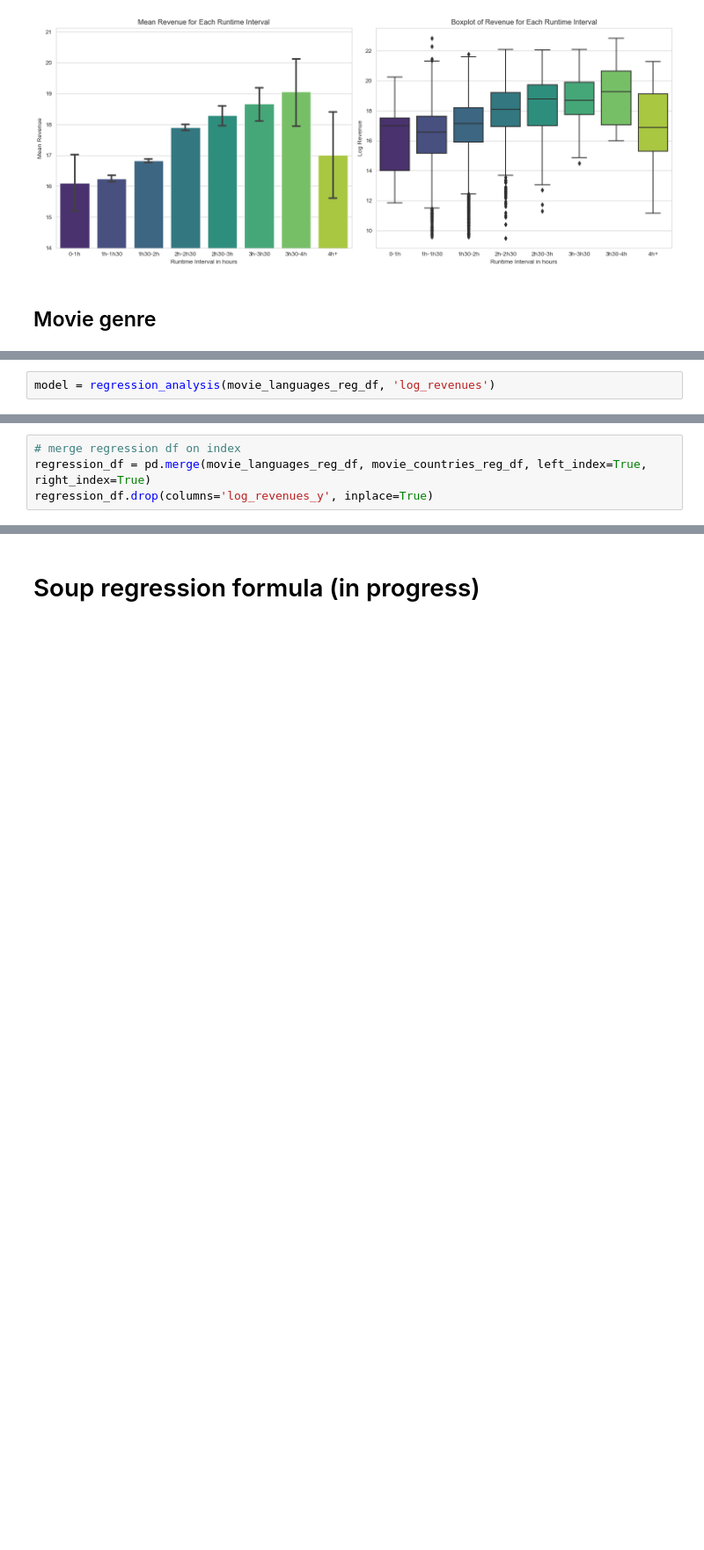
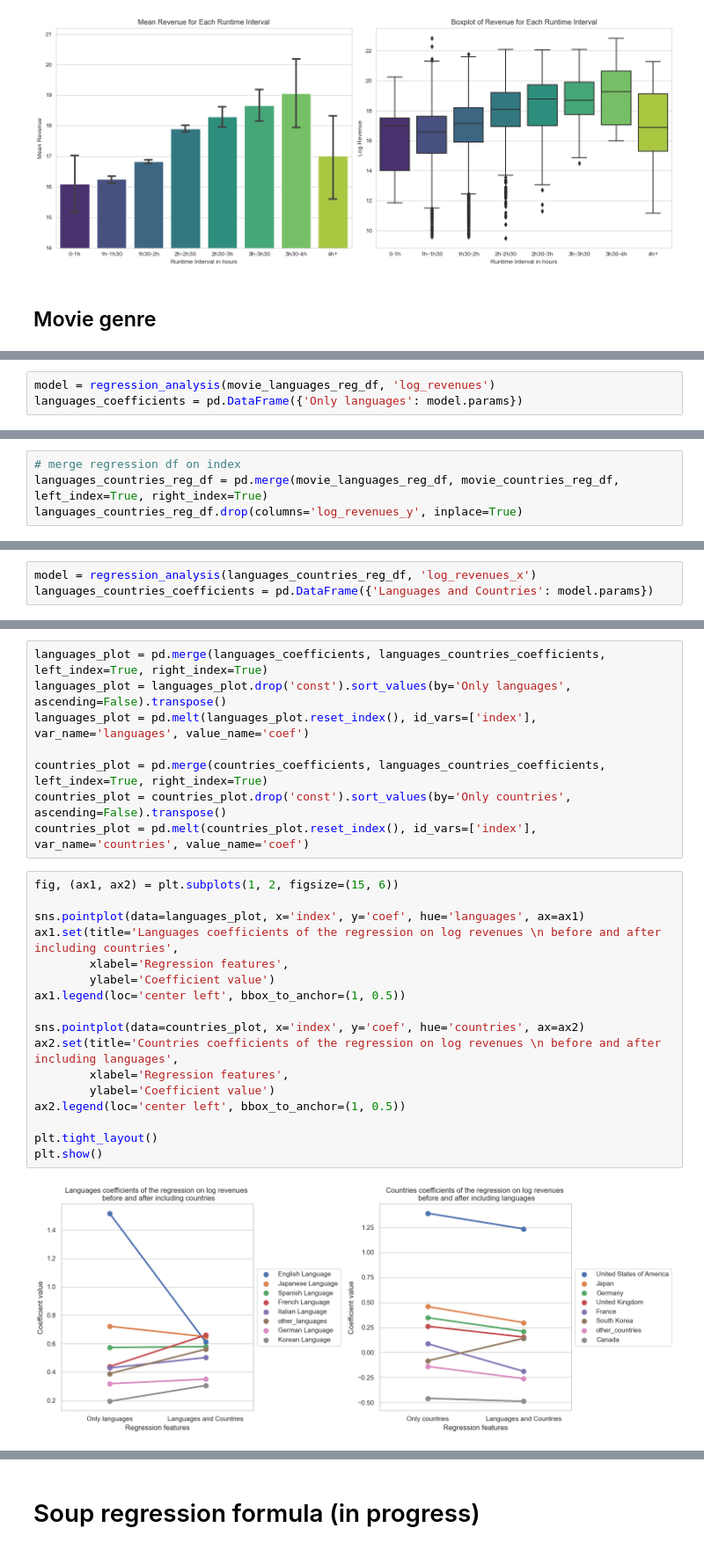
Before and after one commit to epfl-ada/ada-2023-project-adaflix, a Jupyter notebook: milestone_3.ipynb, the cells around one changed output, grey strips where cells are left out. Shown at 88% size. Saved outputs shown, nothing was run; the diff lists cells and outputs as text; blank space fills up the shorter version.

```diff
--- a/milestone_3.ipynb
+++ b/milestone_3.ipynb
@@ -611,2 +672,3 @@ movie_languages_reg_df
 # %%
 model = regression_analysis(movie_languages_reg_df, 'log_revenues')
+languages_coefficients = pd.DataFrame({'Only languages': model.params})
@@ -615,4 +695,4 @@ display_regression_result(model)
 # %%
 # merge regression df on index
-regression_df = pd.merge(movie_languages_reg_df, movie_countries_reg_df, left_index=True, right_index=True)
-regression_df.drop(columns='log_revenues_y', inplace=True)
+languages_countries_reg_df = pd.merge(movie_languages_reg_df, movie_countries_reg_df, left_index=True, right_index=True)
+languages_countries_reg_df.drop(columns='log_revenues_y', inplace=True)
@@ -626,0 +699,3 @@ print(model.pvalues.sort_values(ascending=False).round(3))
+# %%
+model = regression_analysis(languages_countries_reg_df, 'log_revenues_x')
+languages_countries_coefficients = pd.DataFrame({'Languages and Countries': model.params})
@@ -626,0 +722,27 @@ print(model.pvalues.sort_values(ascending=False).round(3))
+# %%
+languages_plot = pd.merge(languages_coefficients, languages_countries_coefficients, left_index=True, right_index=True)
+languages_plot = languages_plot.drop('const').sort_values(by='Only languages', ascending=False).transpose()
+languages_plot = pd.melt(languages_plot.reset_index(), id_vars=['index'], var_name='languages', value_name='coef')
+
+countries_plot = pd.merge(countries_coefficients, languages_countries_coefficients, left_index=True, right_index=True)
+countries_plot = countries_plot.drop('const').sort_values(by='Only countries', ascending=False).transpose()
+countries_plot = pd.melt(countries_plot.reset_index(), id_vars=['index'], var_name='countries', value_name='coef')
+# %%
+fig, (ax1, ax2) = plt.subplots(1, 2, figsize=(15, 6))
+
+sns.pointplot(data=languages_plot, x='index', y='coef', hue='languages', ax=ax1)
+ax1.set(title='Languages coefficients of the regression on log revenues \n before and after including countries',
+        xlabel='Regression features',
+        ylabel='Coefficient value')
+ax1.legend(loc='center left', bbox_to_anchor=(1, 0.5))
+
+sns.pointplot(data=countries_plot, x='index', y='coef', hue='countries', ax=ax2)
+ax2.set(title='Countries coefficients of the regression on log revenues \n before and after including languages',
+        xlabel='Regression features',
+        ylabel='Coefficient value')
+ax2.legend(loc='center left', bbox_to_anchor=(1, 0.5))
+
+plt.tight_layout()
+plt.show()
+# %% [output]
+[figure, added]
```
Also changed, not shown: parts of 29 cells of this notebook, 1 other file.
